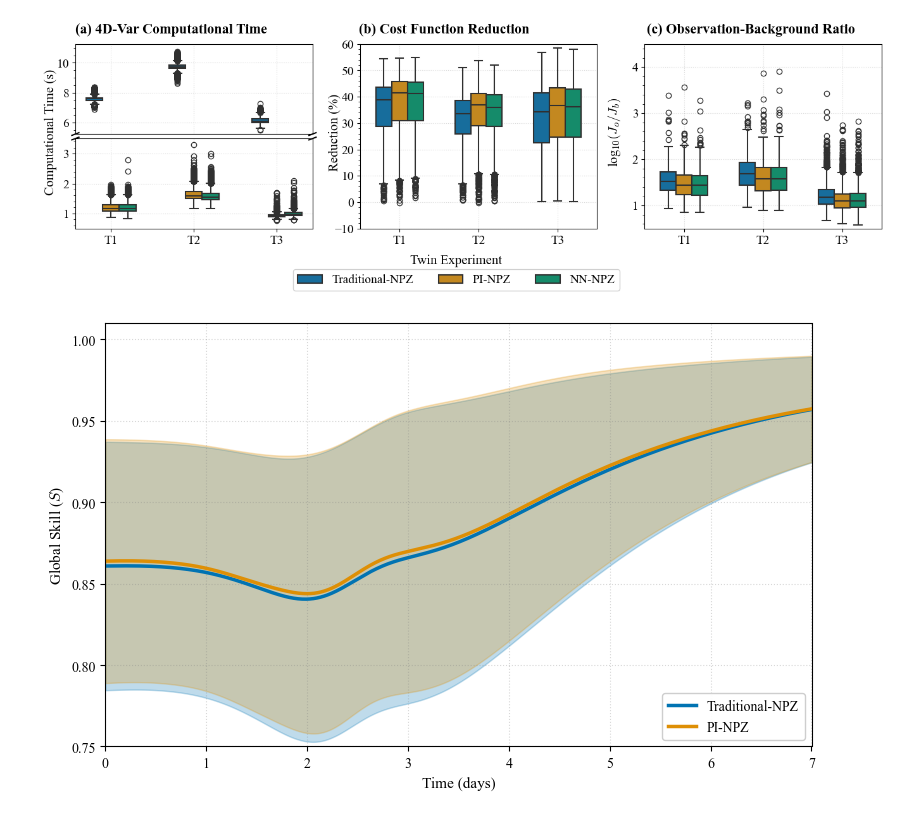
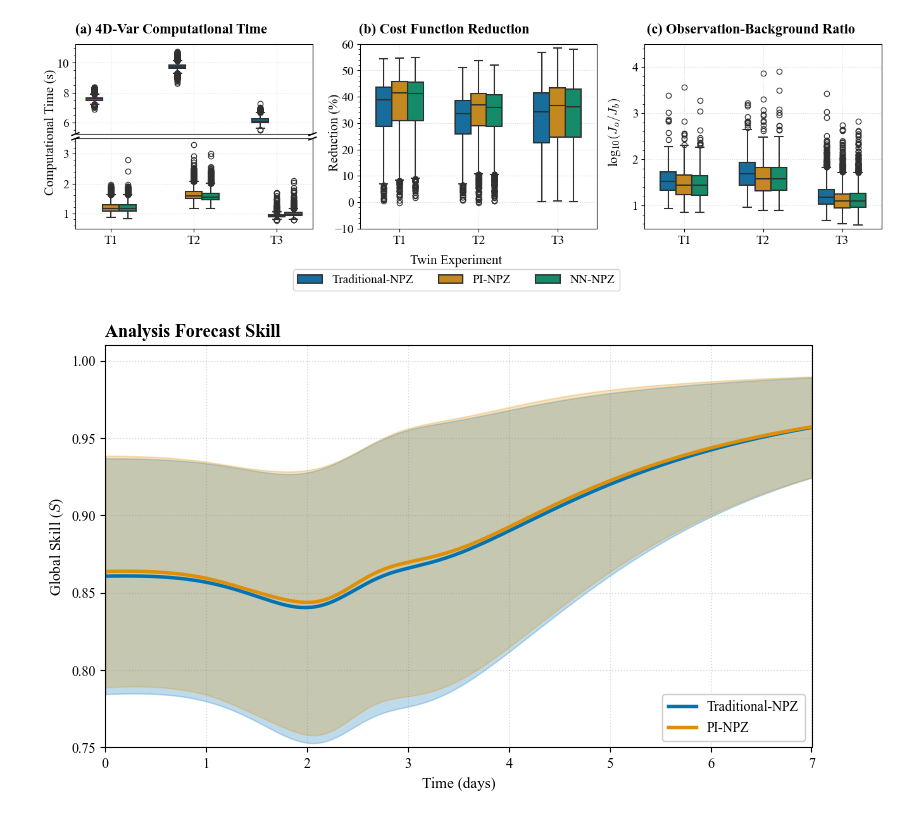
Before and after one commit to kevinegan31/pinn-4dvar-npz, a Jupyter notebook: analysis/figures/fig4_fig5_state_estimation.ipynb, the cells around one changed output. Cells and saved outputs as stored; diff of their text form; code cells hidden in the pictures.

Commit message:
Rerun Fig 2-5 notebooks with fixed paths; paper figures only on main

```diff
--- a/analysis/figures/fig4_fig5_state_estimation.ipynb
+++ b/analysis/figures/fig4_fig5_state_estimation.ipynb
@@ -726,11 +561,18 @@ plt.show()
 # %% [output]
 [figure]
 # %%
+# Reset any settings left over from earlier cells (e.g., Figure 4)
+plt.rcdefaults()
+
 # Typography for JAMES publication
 plt.rcParams['font.family'] = 'serif'
 plt.rcParams['font.serif'] = ['Times New Roman', 'DejaVu Serif']
 plt.rcParams['mathtext.fontset'] = 'cm'
 plt.rcParams['font.size'] = 11
+plt.rcParams['axes.labelsize'] = 11
+plt.rcParams['xtick.labelsize'] = 10
+plt.rcParams['ytick.labelsize'] = 10
+plt.rcParams['legend.fontsize'] = 10
 plt.rcParams['xtick.bottom'] = True
 plt.rcParams['ytick.left'] = True
 plt.rcParams['xtick.top'] = False
@@ -745,47 +587,42 @@ plt.rcParams['ytick.color'] = 'black'
 plt.rcParams['text.color'] = 'black'
 
 # Color scheme
 colors = {"PI-NPZ": "#DE8F05", "Traditional-NPZ": "#0173B2"}
 
 # === Single-panel figure ===
 fig, ax = plt.subplots(figsize=(8, 5))
 
-# Plot both methods
 for method in ["Traditional-NPZ", "PI-NPZ"]:
     method_data = df_skills_timeseries[df_skills_timeseries["method"] == method]
 
     times = method_data["time_days"].values
     mean = method_data["skill_mean"].values
     std = method_data["skill_std"].values
 
     lower = np.clip(mean - std, 0.0, None)
     upper = np.minimum(mean + std, 1.0)
 
     ax.plot(times, mean, color=colors[method], linewidth=2.5, label=method)
     ax.fill_between(times, lower, upper, color=colors[method], alpha=0.25)
 
 # Labels and formatting
-ax.set_xlabel("Time (days)", fontsize=11)
-ax.set_ylabel("Global Skill ($S$)", fontsize=11)
+ax.set_title("Analysis Forecast Skill", fontsize=13, fontweight="bold", loc="left")
+ax.set_xlabel("Time (days)")
+ax.set_ylabel("Global Skill ($S$)")
 ax.set_xlim(0, 7)
 ax.set_ylim(0.75, 1.01)
 ax.grid(True, linestyle=':', alpha=0.3, color='gray')
-ax.legend(loc='lower right', fontsize=10, framealpha=0.95)
+ax.legend(loc='lower right', framealpha=0.95)
 
 plt.tight_layout()
 
-# # === Save in multiple formats ===
-# base_path = "../figures/"
-# file_base = "analysis_forecast_skill_comparison"
-
-# for ext in ["pdf"]:
-#     dpi = 600 if ext == "png" else None
-#     plt.savefig(f"{base_path}{file_base}.{ext}",
-#                 dpi=dpi,
-#                 bbox_inches='tight',
-#                 pad_inches=0.02,
-#                 format=ext)
-
+# === Save ===
+# plt.savefig(
+#     "../../figures/fig5.pdf",
+#     bbox_inches="tight",
+#     pad_inches=0.02,
+#     format="pdf",
+# )
 plt.show()
 # %% [output]
-[figure, old version]
+[figure, new version]
```
Also changed, not shown: parts of 5 cells of this notebook, 7 other files.
